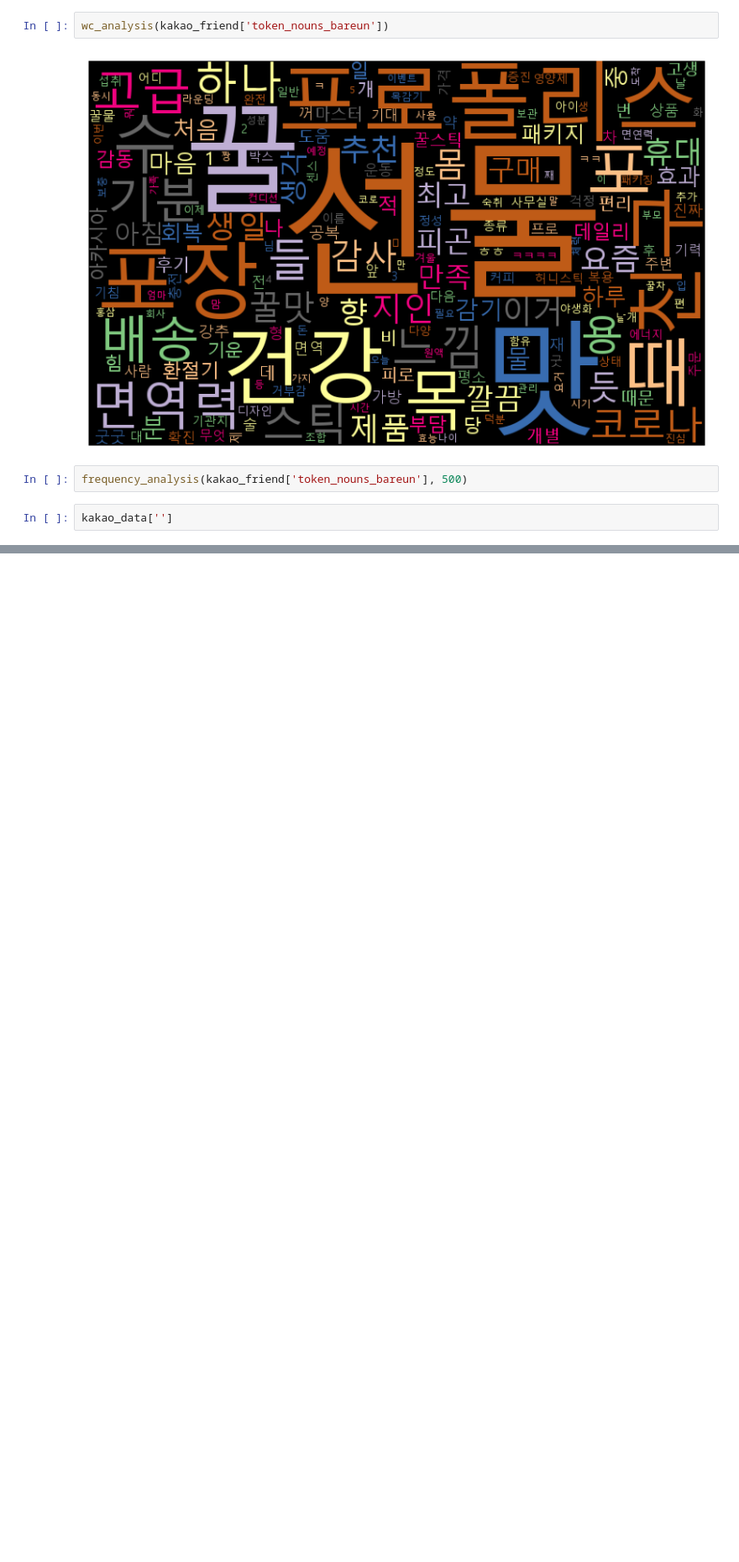
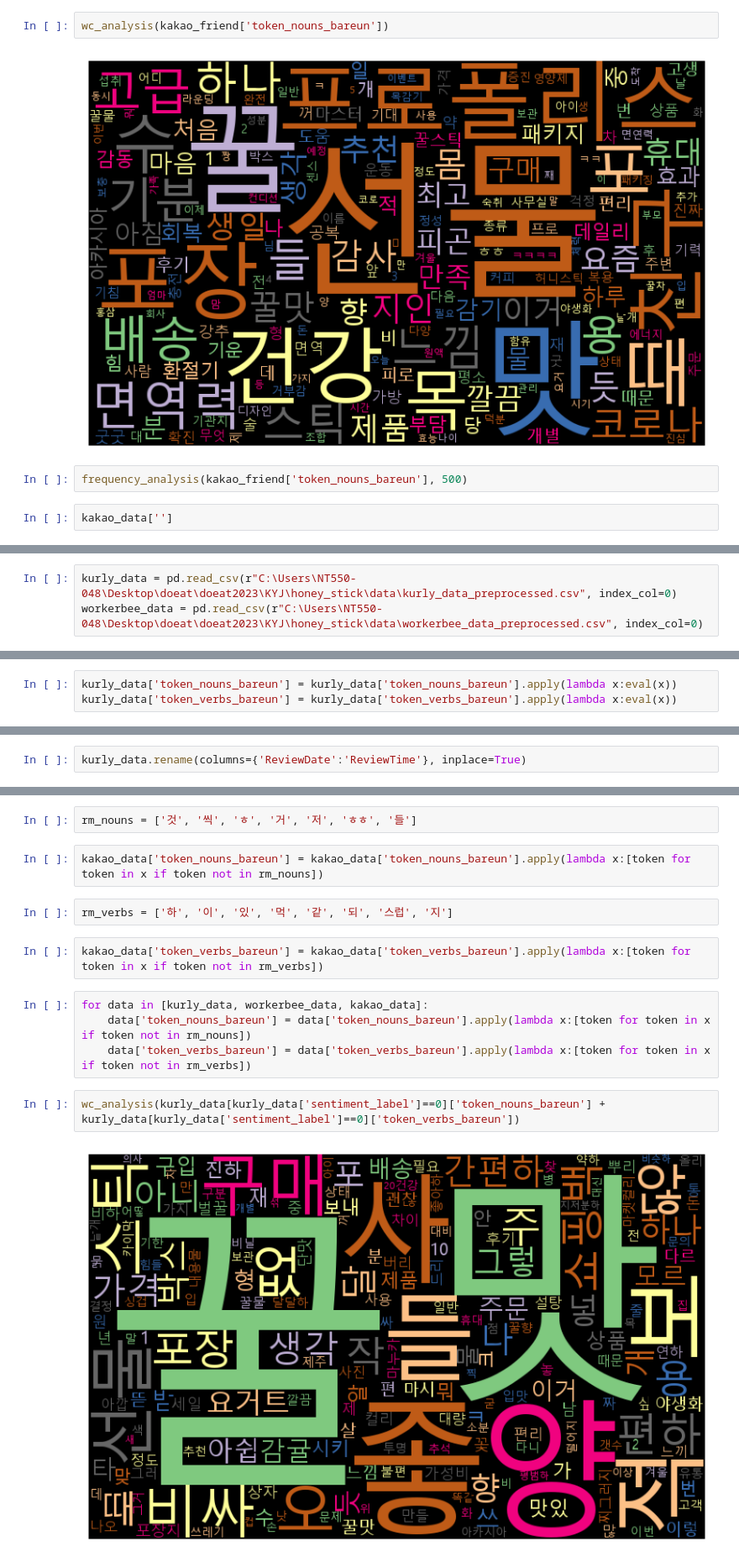
Before and after one commit to eatthecompanyxasac/doeat2023, a Jupyter notebook: KYJ/honey_stick/code/kakao_analysis.ipynb, the cells around one changed output, grey strips where cells are left out. Shown at 84% size. Saved outputs shown, nothing was run; the diff lists cells and outputs as text; blank space fills up the shorter version.

Commit message:
Modify: analysis.ipynb

```diff
--- a/KYJ/honey_stick/code/kakao_analysis.ipynb
+++ b/KYJ/honey_stick/code/kakao_analysis.ipynb
@@ -274,0 +256,3 @@ kakao_data['']
+# %%
+kurly_data = pd.read_csv(r"C:\Users\NT550-048\Desktop\doeat\doeat2023\KYJ\honey_stick\data\kurly_data_preprocessed.csv", index_col=0)
+workerbee_data = pd.read_csv(r"C:\Users\NT550-048\Desktop\doeat\doeat2023\KYJ\honey_stick\data\workerbee_data_preprocessed.csv", index_col=0)
@@ -274,0 +261,3 @@ kakao_data['']
+# %%
+kurly_data['token_nouns_bareun'] = kurly_data['token_nouns_bareun'].apply(lambda x:eval(x))
+kurly_data['token_verbs_bareun'] = kurly_data['token_verbs_bareun'].apply(lambda x:eval(x))
@@ -274,0 +272,2 @@ kakao_data['']
+# %%
+kurly_data.rename(columns={'ReviewDate':'ReviewTime'}, inplace=True)
@@ -274,0 +278,16 @@ kakao_data['']
+# %%
+rm_nouns = ['것', '씩', 'ㅎ', '거', '저', 'ㅎㅎ', '들']
+# %%
+kakao_data['token_nouns_bareun'] = kakao_data['token_nouns_bareun'].apply(lambda x:[token for token in x if token not in rm_nouns])
+# %%
+rm_verbs = ['하', '이', '있', '먹', '같', '되', '스럽', '지']
+# %%
+kakao_data['token_verbs_bareun'] = kakao_data['token_verbs_bareun'].apply(lambda x:[token for token in x if token not in rm_verbs])
+# %%
+for data in [kurly_data, workerbee_data, kakao_data]:
+    data['token_nouns_bareun'] = data['token_nouns_bareun'].apply(lambda x:[token for token in x if token not in rm_nouns])
+    data['token_verbs_bareun'] = data['token_verbs_bareun'].apply(lambda x:[token for token in x if token not in rm_verbs])
+# %%
+wc_analysis(kurly_data[kurly_data['sentiment_label']==0]['token_nouns_bareun'] + kurly_data[kurly_data['sentiment_label']==0]['token_verbs_bareun'])
+# %% [output]
+[figure, added]
```
Also changed, not shown: parts of 31 cells of this notebook.
